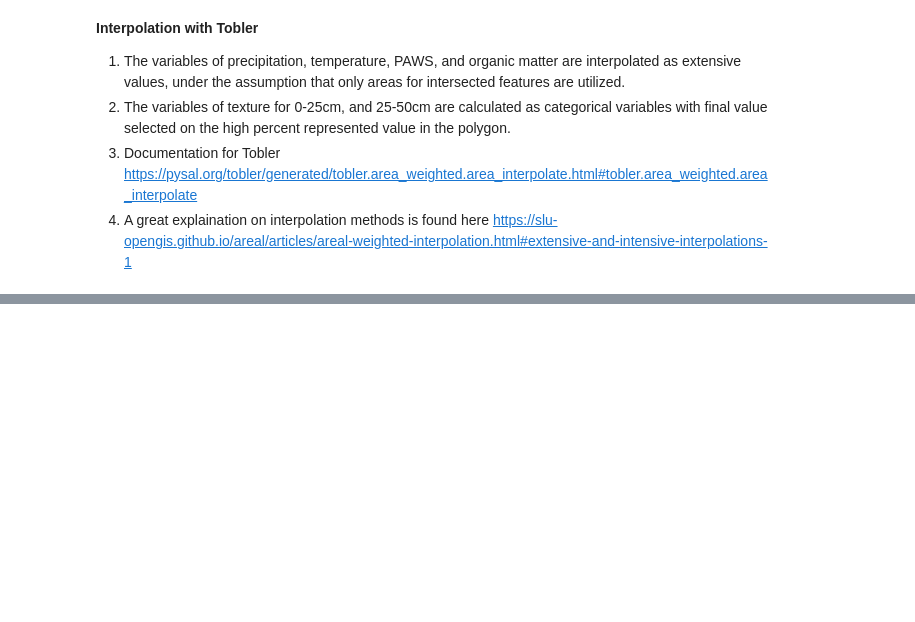
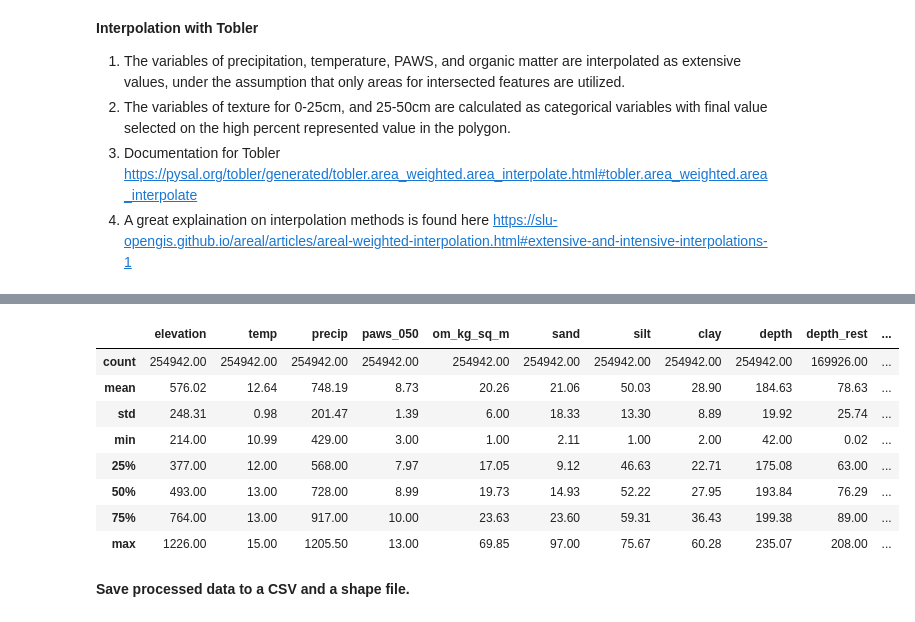
Before and after one commit to sarahannbowser/KS_agro_climatic_zones, a Jupyter notebook: data/data_processing/clm_soil_data.ipynb, the cells around one changed output, grey strips where cells are left out. Drawn from its saved outputs; the diff is of its cells as text; code cells hidden in the pictures; blank space fills up the shorter version.

```diff
--- a/data/data_processing/clm_soil_data.ipynb
+++ b/data/data_processing/clm_soil_data.ipynb
@@ -275,0 +357,18 @@ ks_variables.plot()
+# %%
+# Set all depth_rest values to NaN. These areas do not have a restrictive layer and thus we will retain the full depth value
+ks_variables['depth_rest'].mask(ks_variables['depth_rest'] < 0, np.NaN, inplace=True) # convert all nan values nan for restrictive depth before masking in the next line
+
+ks_variables['depth_adj']=ks_variables['depth'].mask(ks_variables['depth_rest'] < ks_variables['depth'], ks_variables['depth_rest']) # set values to restrictive depth
+
+ks_variables['depth_adj']=ks_variables['depth_adj'].mask(ks_variables['depth_adj'] > 150, 150) # set all values to no higher than 150 cm depth (max effective root zone)
+ks_variables.describe()
+# %% [output]
+|  | elevation | temp | precip | paws_050 | om_kg_sq_m | sand | silt | clay | depth | depth_rest | ... |
+| count | 254942.00 | 254942.00 | 254942.00 | 254942.00 | 254942.00 | 254942.00 | 254942.00 | 254942.00 | 254942.00 | 169926.00 | ... |
+| mean | 576.02 | 12.64 | 748.19 | 8.73 | 20.26 | 21.06 | 50.03 | 28.90 | 184.63 | 78.63 | ... |
+| std | 248.31 | 0.98 | 201.47 | 1.39 | 6.00 | 18.33 | 13.30 | 8.89 | 19.92 | 25.74 | ... |
+| min | 214.00 | 10.99 | 429.00 | 3.00 | 1.00 | 2.11 | 1.00 | 2.00 | 42.00 | 0.02 | ... |
+| 25% | 377.00 | 12.00 | 568.00 | 7.97 | 17.05 | 9.12 | 46.63 | 22.71 | 175.08 | 63.00 | ... |
+| 50% | 493.00 | 13.00 | 728.00 | 8.99 | 19.73 | 14.93 | 52.22 | 27.95 | 193.84 | 76.29 | ... |
+| 75% | 764.00 | 13.00 | 917.00 | 10.00 | 23.63 | 23.60 | 59.31 | 36.43 | 199.38 | 89.00 | ... |
+| max | 1226.00 | 15.00 | 1205.50 | 13.00 | 69.85 | 97.00 | 75.67 | 60.28 | 235.07 | 208.00 | ... |
@@ -276,3 +377,5 @@ ks_variables.plot()
+# %% [markdown]
+**Save processed data to a CSV and a shape file.**
 # %%
 #Export Data as a CSV and shape files
 ks_variables.to_csv('ks_variables.csv')
```
Also changed, not shown: parts of 33 cells of this notebook, 1 other file.
